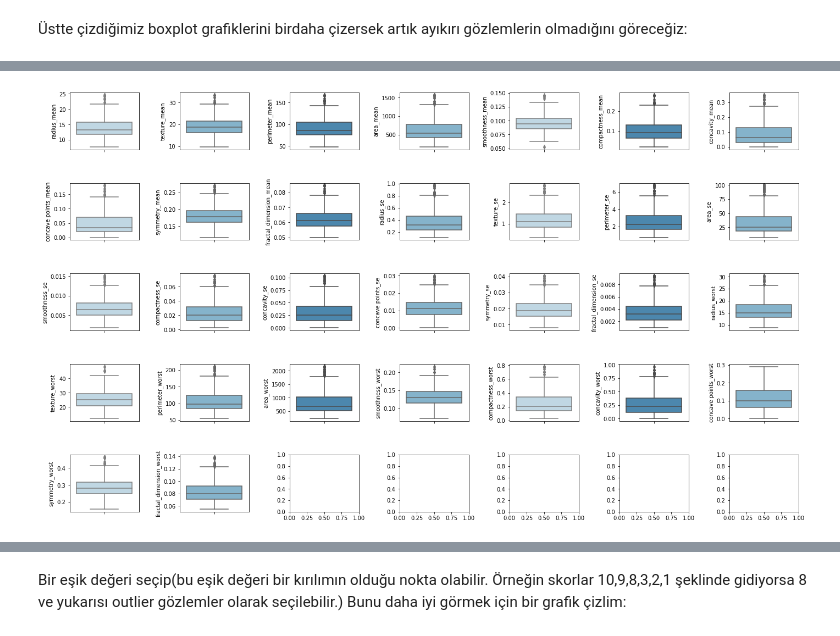
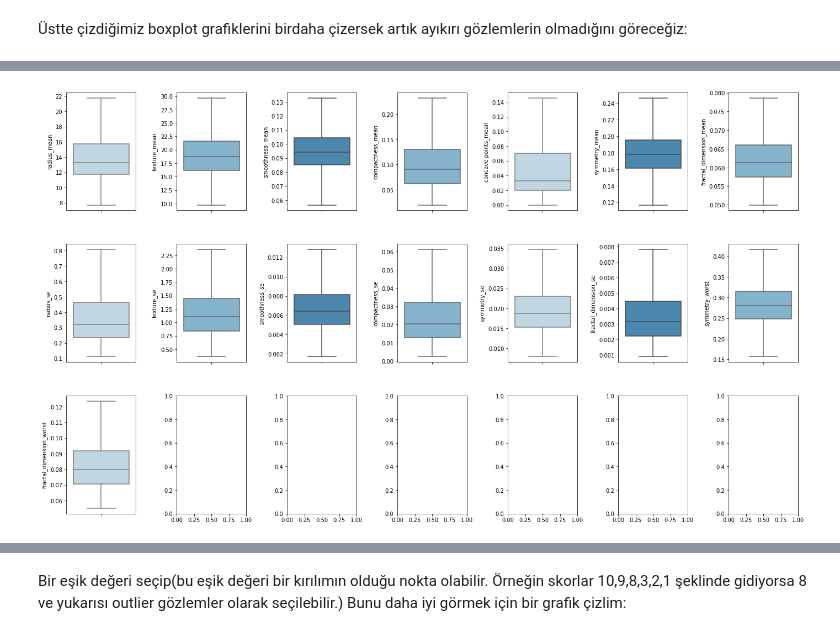
Before and after one commit to Bedirhangndnr/BreastCancerAnalyse, a Jupyter notebook: ForestFires/forestfires.ipynb, the cells around one changed output, grey strips where cells are left out. Drawn from its saved outputs; the diff is of its cells as text; code cells hidden in the pictures.

```diff
--- a/ForestFires/forestfires.ipynb
+++ b/ForestFires/forestfires.ipynb
@@ -524,3 +650,24 @@ droped_test_data.shape, droped_train_data.shape
 >***Bu yüksek ilişkili özelliklerden kurtulmanın bir başka yöntemi ise şudur: | ScikitLearn dokümanı |***
 # %% [markdown]
 ScikitLearn dokümanı: __"Özellikler eşdoğrusal olduğunda, bir özelliğin permütasyonunun modellerin performansı üzerinde çok az etkisi olacaktır, çünkü ilişkili bir özellikten aynı bilgileri alabilir. Çok Satırlı özellikleri işlemenin bir yolu, Spearman sıra sırası korelasyonları üzerinde hiyerarşik kümeleme yapmak, bir eşik seçmek ve her kümeden tek bir özellik tutmaktır. İlk olarak, ilişkili özelliklerin bir ısı haritasını çiziyoruz:"__
+# %%
+from sklearn.inspection import permutation_importance
+clf = RandomForestClassifier(n_estimators=100, random_state=42)
+clf.fit(X_train, y_train)
+result = permutation_importance(clf, X_train, y_train, n_repeats=10,
+                                random_state=42)
+perm_sorted_idx = result.importances_mean.argsort()
+
+tree_importance_sorted_idx = np.argsort(clf.feature_importances_)
+tree_indices = np.arange(0, len(clf.feature_importances_)) + 0.5
+
+fig, (ax1, ax2) = plt.subplots(1, 2, figsize=(12, 8))
+ax1.barh(tree_indices,
+         clf.feature_importances_[tree_importance_sorted_idx], height=0.7)
+ax1.set_yticks(tree_indices)
+ax1.set_yticklabels(X_train.columns[tree_importance_sorted_idx])
+ax1.set_ylim((0, len(clf.feature_importances_)))
+ax2.boxplot(result.importances[perm_sorted_idx].T, vert=False,
+            labels=X_train.columns)
+fig.tight_layout()
+plt.show()
@@ -619,4 +744,0 @@ Name: diagnosis, Length: 569, dtype: int32
-# %%
-svm_clf = SVC(probability=True)
-svm_clf.fit(X_train_sel,y_train)
-accuracy_score(y_test,svm_clf.predict(X_test_sel))
@@ -642,8 +789,8 @@ Aykırı gözlemleri burada unun için farklı yollar vardır, PCA, DBSCAN, arac
 # %% [markdown]
 Aykırı gözlemleri boxplot ile gözlemleyelim. Sınırın dışındaki gözlemler, outlier değerler olara kdeğerlendirilecek..
 # %%
-def plotBoxplot(columns, data):
-    fig, axes = plt.subplots(ncols=7, nrows=5, figsize=(20,12))
+def plotBoxplot(columns, data, ncols=7, nrows=5):
+    fig, axes = plt.subplots(ncols=ncols, nrows=nrows, figsize=(20,12))
     fig.tight_layout(pad=4.0)
 
     col = 0
@@ -694,8 +841,8 @@ def outliers_to_change(data):
         col_[col_<alt]=alt #dizide üst sınırdan büyük olanları üst sınıra küçük olanları alt sınıra eşitledik
         col_[col_>ust]=ust
         #print("column ", col, "alttan dusen= ", sum(col_[col_<alt]),"  ustten dusen:", len(col_[col_>alt]))
-X_test_outliers_done=X_test.copy()
-X_train_outliers_done=X_train.copy()
+X_test_outliers_done=X_test_sel.copy()
+X_train_outliers_done=X_train_sel.copy()
 outliers_to_change(X_train_outliers_done) # traindeki outlierslar düzenlendi
 outliers_to_change(X_test_outliers_done) # testteki outlierlar düzenlendi
 # %% [markdown]
@@ -710,4 +857,4 @@ sns.boxplot(x= X_train_outliers_done.texture_mean)
 # %%
-plotBoxplot(X_train_outliers_done.columns, X_train_outliers_done)
+plotBoxplot(X_train_outliers_done.columns, X_train_outliers_done, nrows=3)
 # %% [output]
-[figure, old version]
+[figure, new version]
```
Also changed, not shown: parts of 81 cells of this notebook.
